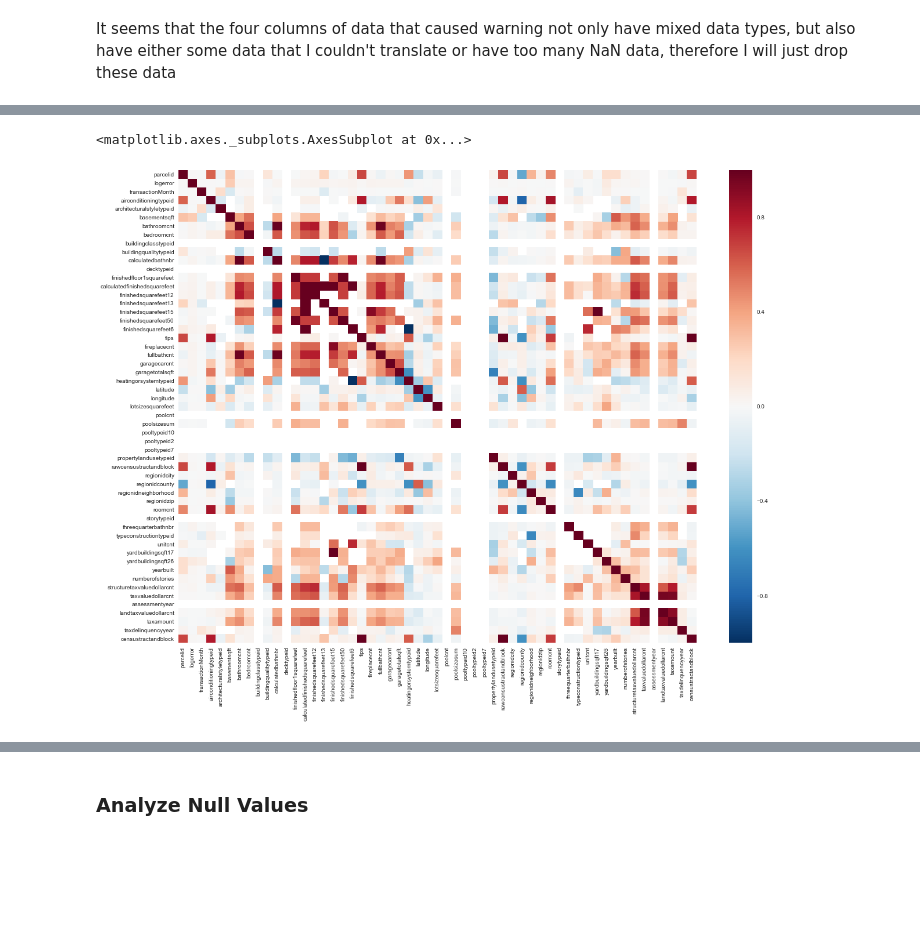
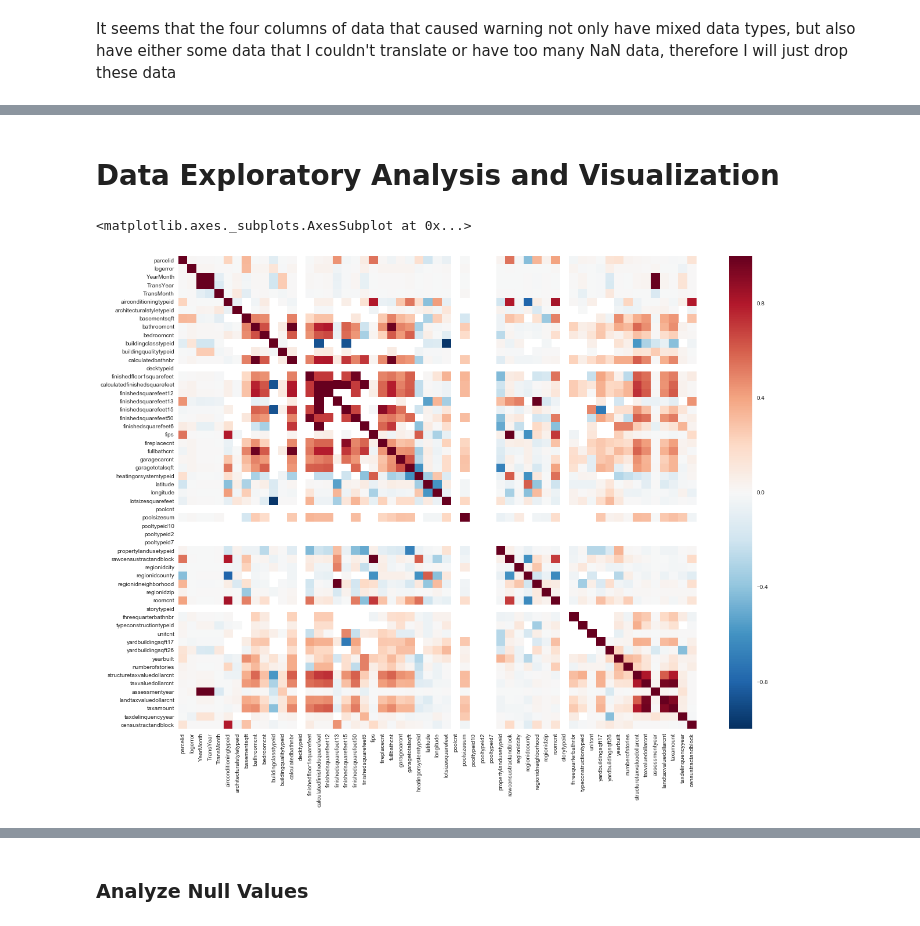
Before and after one commit to Abdul24/KaggleZillowCompetition, a Jupyter notebook: Kaggle_Zillow_Scarlett.ipynb, the cells around one changed output, grey strips where cells are left out. Saved outputs shown, nothing was run; the diff lists cells and outputs as text; code cells hidden in the pictures; blank space fills up the shorter version.

```diff
--- a/Kaggle_Zillow_Scarlett.ipynb
+++ b/Kaggle_Zillow_Scarlett.ipynb
@@ -106,0 +136,3 @@ data2016_df.shape
+# %%
+data2017_df = pd.read_csv("../Data/properties_2017.csv")
+data2017_df.head(5)
@@ -137,0 +178,2 @@ data2016_df.shape
+# %%
+data2017_df.drop(data2017_df.columns[[22,32,34,49,55]], axis=1, inplace=True)
@@ -138,4 +188,6 @@ data2016_df.shape
 # %%
 full2016_df = pd.merge(train2016_df, data2016_df, how = 'inner', on = ['parcelid'])
-full2016_df.shape
+full2017_df = pd.merge(train2017_df, data2017_df, how = 'inner', on = ['parcelid'])
+display(full2016_df.shape)
+display(full2017_df.shape)
 # %% [output]
@@ -152,0 +196,5 @@ full2016_df.head(5)
+# %%
+full_df = full2016_df.append(full2017_df)
+full_df = full_df.set_index([list(range(0,167888))])
+display(full_df.shape)
+display(full_df.tail(5))
@@ -153,7 +210,9 @@ full2016_df.head(5)
+# %% [markdown]
+# Data Exploratory Analysis and Visualization
 # %%
 plt.subplots(figsize=(20,15))
-sns.heatmap(full2016_df.corr())
+sns.heatmap(full_df.corr())
 #print (full2016_df.corr())
 # %% [output]
 <matplotlib.axes._subplots.AxesSubplot at 0x...>
-[figure, old version]
+[figure, new version]
```
Also changed, not shown: parts of 122 cells of this notebook.
